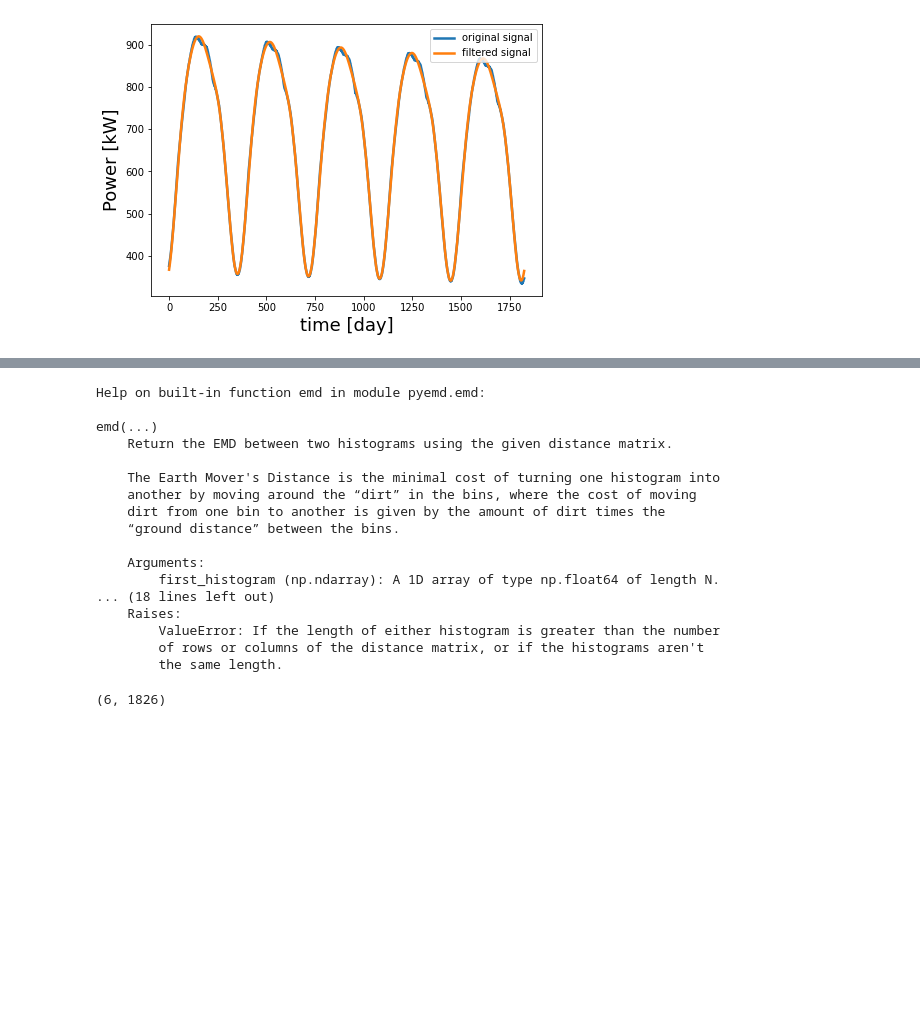
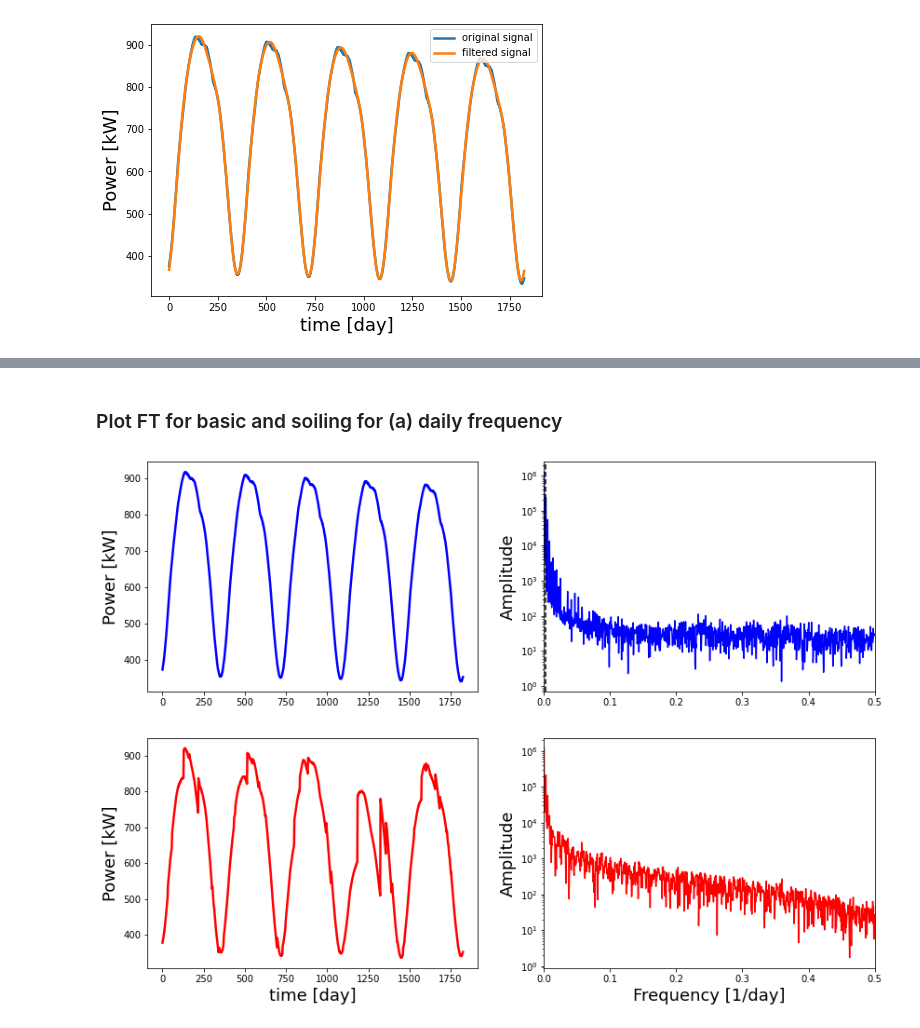
Before and after one commit to Rufski/S2DS-EPRI, a Jupyter notebook: notebooks/1.0-mb-fourier-spectral.ipynb, the cells around one changed output, grey strips where cells are left out. Drawn from its saved outputs; the diff is of its cells as text; code cells hidden in the pictures; blank space fills up the shorter version.

```diff
--- a/notebooks/1.0-mb-fourier-spectral.ipynb
+++ b/notebooks/1.0-mb-fourier-spectral.ipynb
@@ -160,27 +183,31 @@ df.head()
-# %%
-help(emd)
-# %% [output]
-Help on built-in function emd in module pyemd.emd:
-
-emd(...)
-    Return the EMD between two histograms using the given distance matrix.
-
-    The Earth Mover's Distance is the minimal cost of turning one histogram into
-    another by moving around the “dirt” in the bins, where the cost of moving
-    dirt from one bin to another is given by the amount of dirt times the
-    “ground distance” between the bins.
-
-    Arguments:
-        first_histogram (np.ndarray): A 1D array of type np.float64 of length N.
-... (18 lines left out)
-    Raises:
-        ValueError: If the length of either histogram is greater than the number
-        of rows or columns of the distance matrix, or if the histograms aren't
-        the same length.
-# %%
-emd = EMD()
-# intrinsic mode functions
-imf = emd(df.Power.to_numpy(), df.day.to_numpy())
-print (imf.shape)
-# %% [output]
-(6, 1826)
+# %% [markdown]
+### Plot FT for basic and soiling for (a) daily frequency
+# %%
+size              = df_basic["Power"].to_numpy().size
+power_basic       = fftpack.fft(df_basic["Power"].to_numpy(), size)
+sample_freq_basic = fftpack.fftfreq(size, d=1)
+
+power_soil        = fftpack.fft(df_soil["Power"].to_numpy(), size)
+sample_freq_soil  = fftpack.fftfreq(size, d=1)
+
+
+fig, ax = plt.subplots(nrows=2, ncols=2, figsize=(14,10))
+ax[0, 0].plot(df_basic["Power"].to_numpy(), lw=2.5, color="blue")    # plot time series
+ax[1, 0].plot(df_soil["Power"].to_numpy(), lw=2.5, color="red")    # plot time series
+ax[0, 0].set_ylabel("Power [kW]", fontsize=18)
+ax[1, 0].set_ylabel("Power [kW]", fontsize=18)
+ax[1, 0].set_xlabel("time [day]", fontsize=18)
+
+ax[0, 1].plot(sample_freq_basic[0:int(size/2)], np.abs(power_basic[0:int(size/2)]), color="blue") # plot freq domain
+ax[0, 1].axvline(1/365, ls="--", color="k") # this is the year frequency
+ax[1, 1].plot(sample_freq_soil[0:int(size/2)], np.abs(power_soil[0:int(size/2)]), color="red") # plot freq domain
+
+ax[0, 1].set_ylabel("Amplitude", fontsize=18)
+ax[1, 1].set_ylabel("Amplitude", fontsize=18)
+ax[1, 1].set_xlabel("Frequency [1/day]", fontsize=18)
+ax[0, 1].set_xlim([0, 0.5])
+ax[1, 1].set_xlim([0, 0.5])
+ax[0, 1].set_yscale("log")
+ax[1, 1].set_yscale("log")
+# %% [output]
+[figure, added]
```
Also changed, not shown: parts of 13 cells of this notebook.
